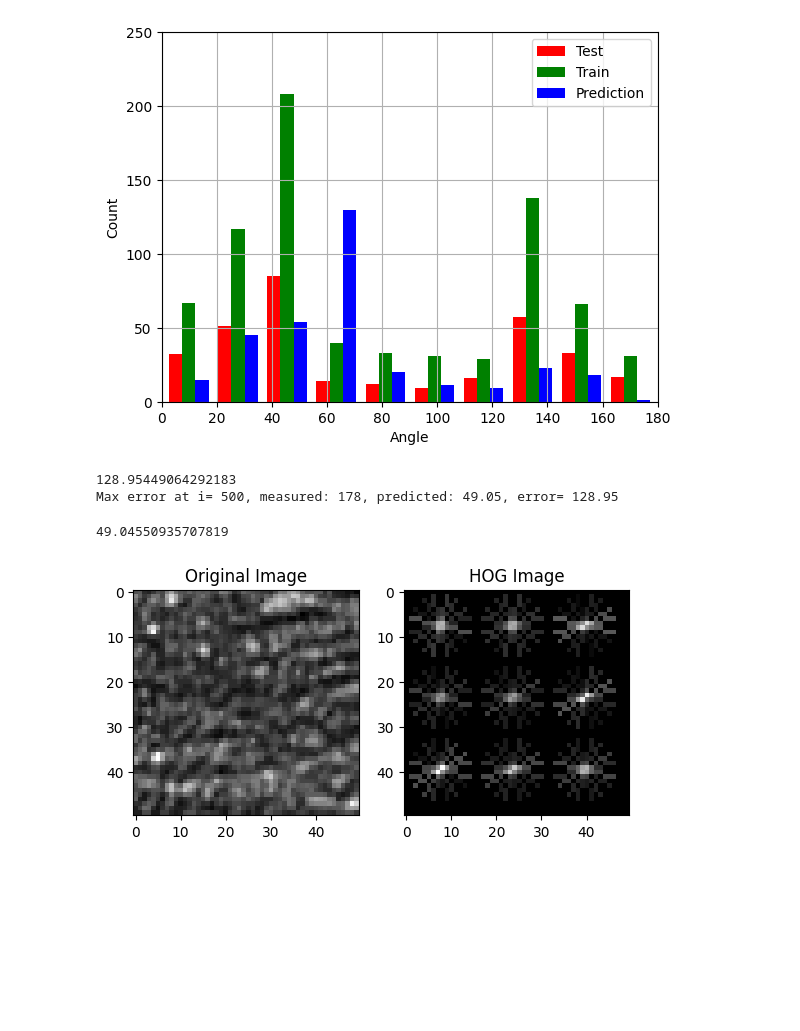
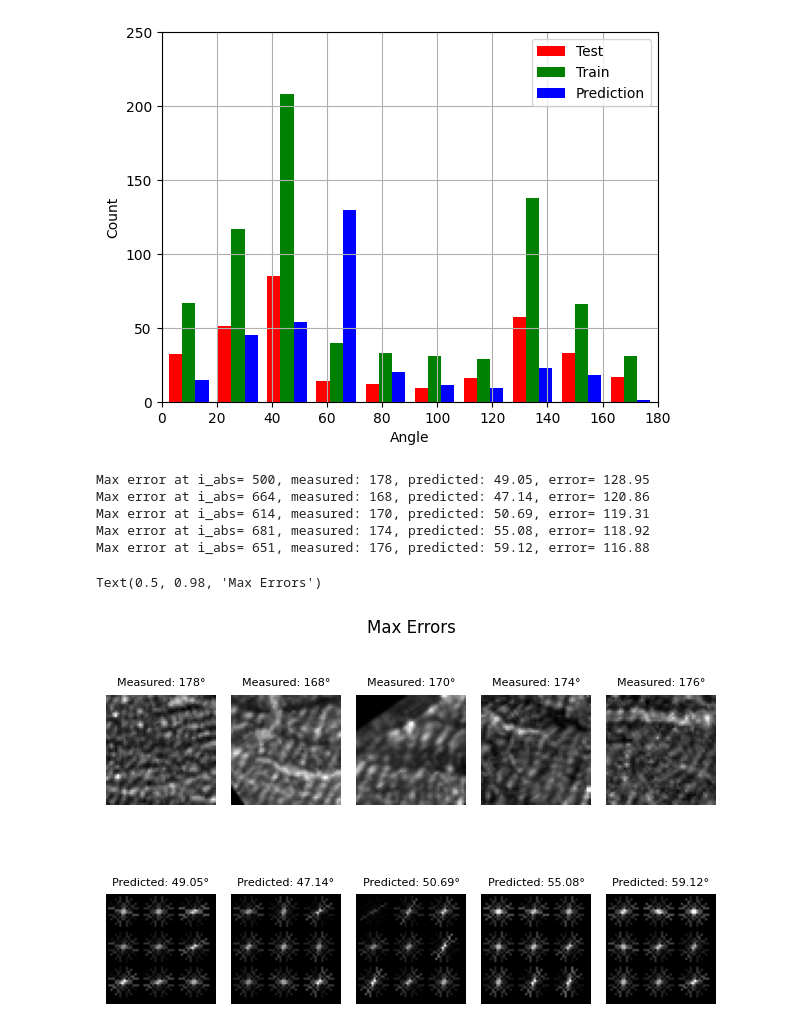
Before and after one commit to hkc5/fiber-prediction, a Jupyter notebook: main.ipynb, the cells around one changed output. Drawn from its saved outputs; the diff is of its cells as text; code cells hidden in the pictures; blank space fills up the shorter version.

```diff
--- a/main.ipynb
+++ b/main.ipynb
@@ -149,29 +149,41 @@ plt.legend(["Test", "Train", "Prediction"])
 # %%
 y_error= abs(y_pred-y_test)
 y_error_sorted= np.sort(y_error)[::-1]
-print(y_error_sorted[0])
-i_max_error= np.where(y_error== y_error_sorted[0])[0]
-i_abs= i_test[i_max_error][0]
 
-print(f"Max error at i= {i_abs}, measured: {y_test[i_max_error][0]}, predicted: {y_pred[i_max_error][0]:.2f}, error= {y_error_sorted[0]:.2f}")
+fig, axs = plt.subplots(2, 5)
 
-img_dir= img_directories[i_abs]
-img= cv2.imread(img_dir, cv2.IMREAD_GRAYSCALE)
+for i in np.arange(0, 5):
+    i_max_error= np.where(y_error== y_error_sorted[i])[0]
+    i_abs= i_test[i_max_error][0]
 
-hog_features, hog_image = hog(img, orientations= 8, pixels_per_cell= (int(img.shape[0]/3), int(img.shape[1]/3)),
-                    visualize=True, feature_vector= True)
+    print(f"Max error at i_abs= {i_abs}, measured: {y_test[i_max_error][0]}, predicted: {y_pred[i_max_error][0]:.2f}, error= {y_error_sorted[i]:.2f}")
+
+    img_dir= img_directories[i_abs]
+    img= cv2.imread(img_dir, cv2.IMREAD_GRAYSCALE)
+
+    hog_features, hog_image = hog(img, orientations= 8, pixels_per_cell= (int(img.shape[0]/3), int(img.shape[1]/3)),
+                        visualize=True, feature_vector= True)
 
 
-plt.subplot(121)
-plt.imshow(img, cmap= "gray")
-plt.title("Original Image")
+    plt.subplot(2, 5, i+1)
+    plt.imshow(img, cmap= "gray")
+    #plt.title("Original Image")
+    plt.axis("off")
+    plt.title(f"Measured: {y_test[i_max_error][0]}{chr(176)}", size= 8)
 
-plt.subplot(122)
-plt.imshow(hog_image, cmap='gray')
-plt.title("HOG Image")
-y_pred[i_max_error][0]
+    plt.subplot(2, 5, i+6)
+    plt.imshow(hog_image, cmap='gray')
+    #plt.title("HOG Image")
+    plt.axis("off")
+    plt.title(f"Predicted: {y_pred[i_max_error][0]:.2f}{chr(176)}", size= 8)
+
+plt.tight_layout()
+plt.suptitle("Max Errors")
 # %% [output]
-128.95449064292183
-Max error at i= 500, measured: 178, predicted: 49.05, error= 128.95
+Max error at i_abs= 500, measured: 178, predicted: 49.05, error= 128.95
+Max error at i_abs= 664, measured: 168, predicted: 47.14, error= 120.86
+Max error at i_abs= 614, measured: 170, predicted: 50.69, error= 119.31
+Max error at i_abs= 681, measured: 174, predicted: 55.08, error= 118.92
+Max error at i_abs= 651, measured: 176, predicted: 59.12, error= 116.88
-49.04550935707819
+Text(0.5, 0.98, 'Max Errors')
-[figure, old version]
+[figure, new version]
```
Also changed, not shown: parts of 1 cell of this notebook.
